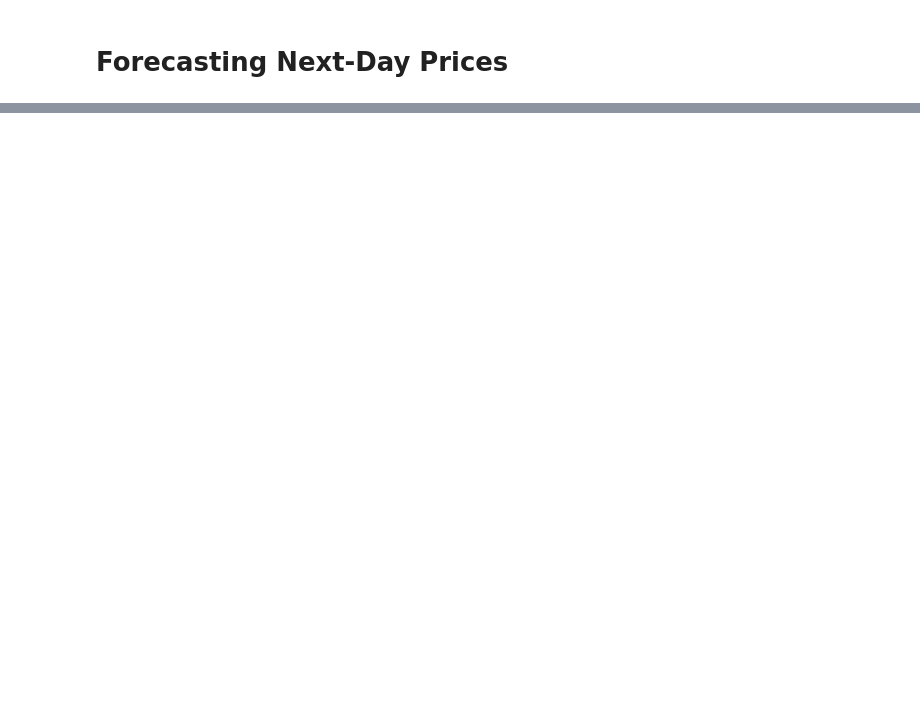
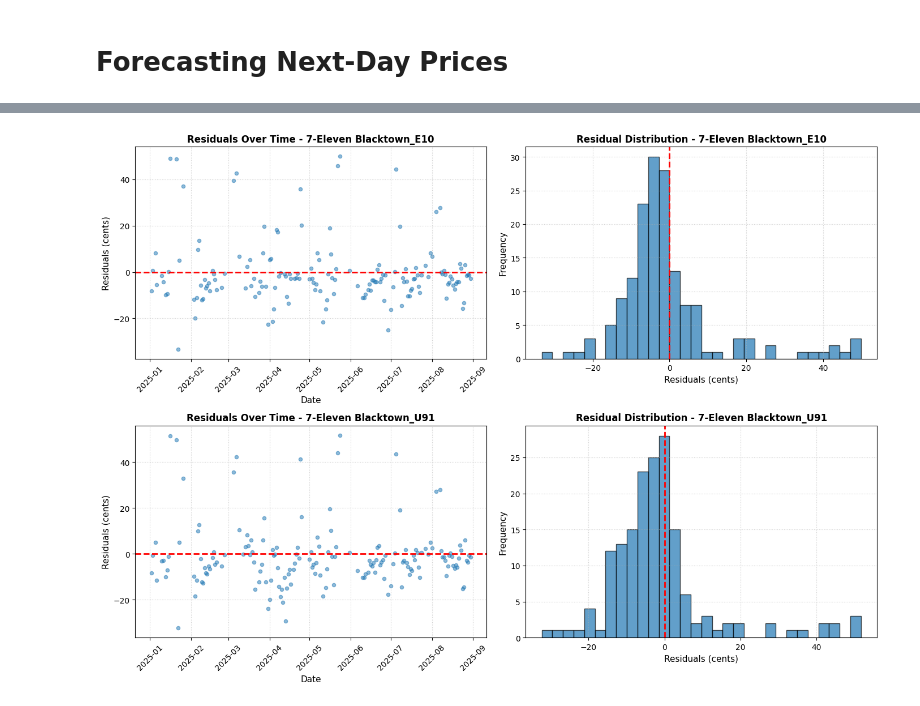
Before and after one commit to MehulChourasia28/IntroToML-Coursework, a Jupyter notebook: Task1.ipynb, the cells around one changed output, grey strips where cells are left out. Saved outputs shown, nothing was run; the diff lists cells and outputs as text; code cells hidden in the pictures; blank space fills up the shorter version.

```diff
--- a/Task1.ipynb
+++ b/Task1.ipynb
@@ -118,0 +534,37 @@ plt.show()
+# %%
+# Residual analysis
+fig, axes = plt.subplots(len(results), 2, figsize=(14, 5*len(results)))
+
+if len(results) == 1:
+    axes = axes.reshape(1, -1)
+
+for idx, (key, result) in enumerate(results.items()):
+    test_df = result['test_df']
+    y_test = result['y_test']
+    y_pred = result['y_pred']
+
+    residuals = y_test.values - y_pred
+
+    # Residuals over time
+    ax1 = axes[idx, 0]
+    ax1.scatter(test_df['Date'].values, residuals, alpha=0.5, s=20)
+    ax1.axhline(y=0, color='r', linestyle='--', linewidth=2)
+    ax1.set_xlabel('Date', fontsize=11)
+    ax1.set_ylabel('Residuals (cents)', fontsize=11)
+    ax1.set_title(f'Residuals Over Time - {key}', fontsize=12, fontweight='bold')
+    ax1.grid(True, linestyle=':', alpha=0.6)
+    ax1.tick_params(axis='x', rotation=45)
+
+    # Residual distribution
+    ax2 = axes[idx, 1]
+    ax2.hist(residuals, bins=30, edgecolor='black', alpha=0.7)
+    ax2.axvline(x=0, color='r', linestyle='--', linewidth=2)
+    ax2.set_xlabel('Residuals (cents)', fontsize=11)
+    ax2.set_ylabel('Frequency', fontsize=11)
+    ax2.set_title(f'Residual Distribution - {key}', fontsize=12, fontweight='bold')
+    ax2.grid(True, linestyle=':', alpha=0.6)
+
+plt.tight_layout()
+plt.show()
+# %% [output]
+[figure, added]
```
Also changed, not shown: parts of 16 cells of this notebook, 1 other file.
